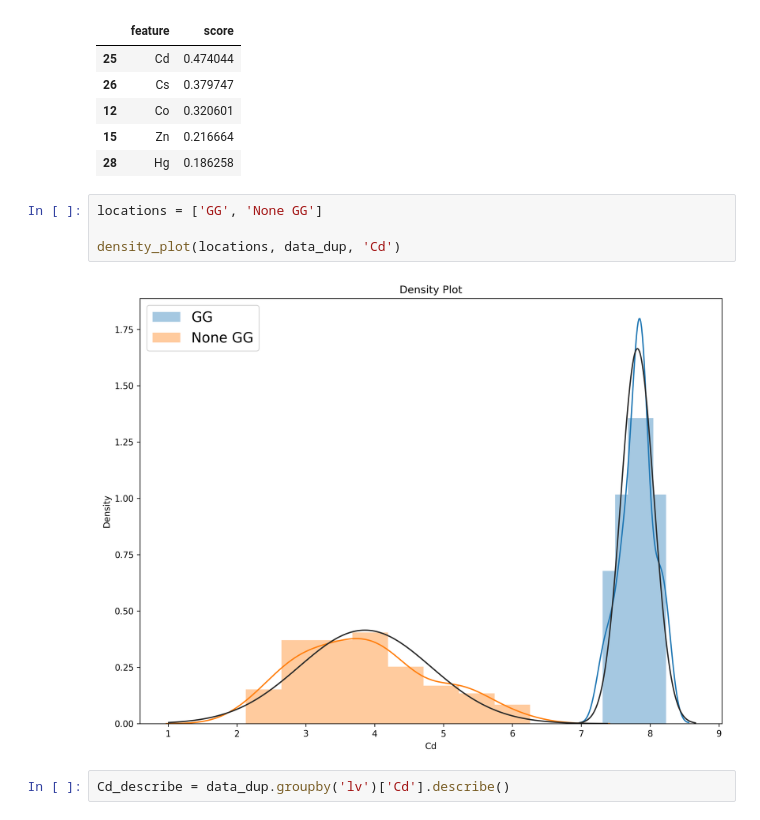
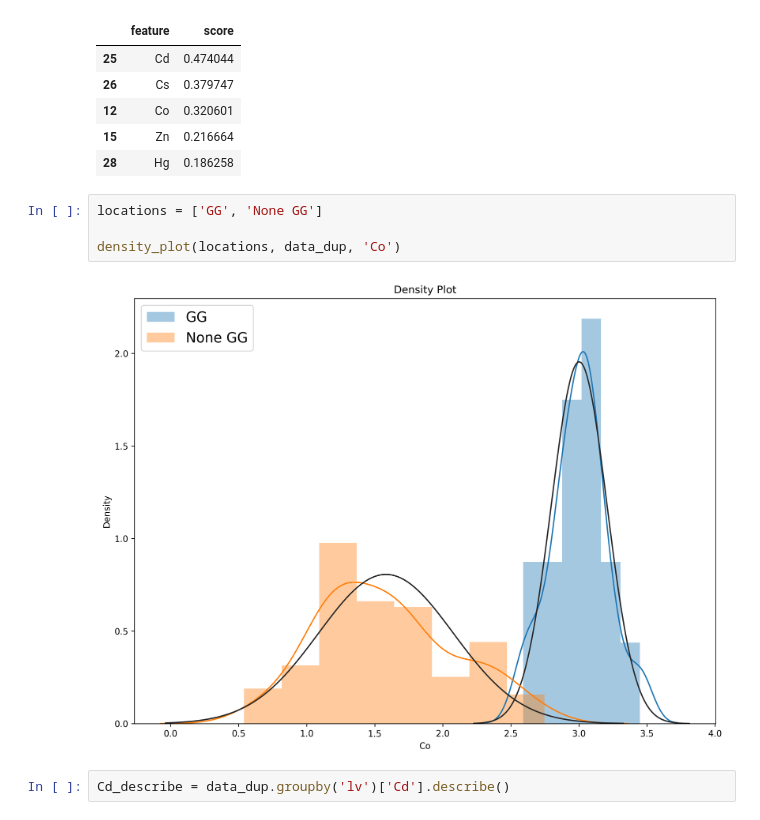
Before and after one commit to FanzhouKong/Rice_authenticity_ICP_new, a Jupyter notebook: GG_vs_non_GG.ipynb, the cells around one changed output. Drawn from its saved outputs; the diff is of its cells as text.

```diff
--- a/GG_vs_non_GG.ipynb
+++ b/GG_vs_non_GG.ipynb
@@ -121,9 +121,9 @@ relief_result.head()
 # %%
 locations = ['GG', 'None GG']
 
-density_plot(locations, data_dup, 'Cd')
+density_plot(locations, data_dup, 'Co')
 # %% [output]
-[figure, old version]
+[figure, new version]
 # %%
 Cd_describe = data_dup.groupby('lv')['Cd'].describe()
 # %%
```
Also changed, not shown: parts of 2 cells of this notebook, 4 other files.
